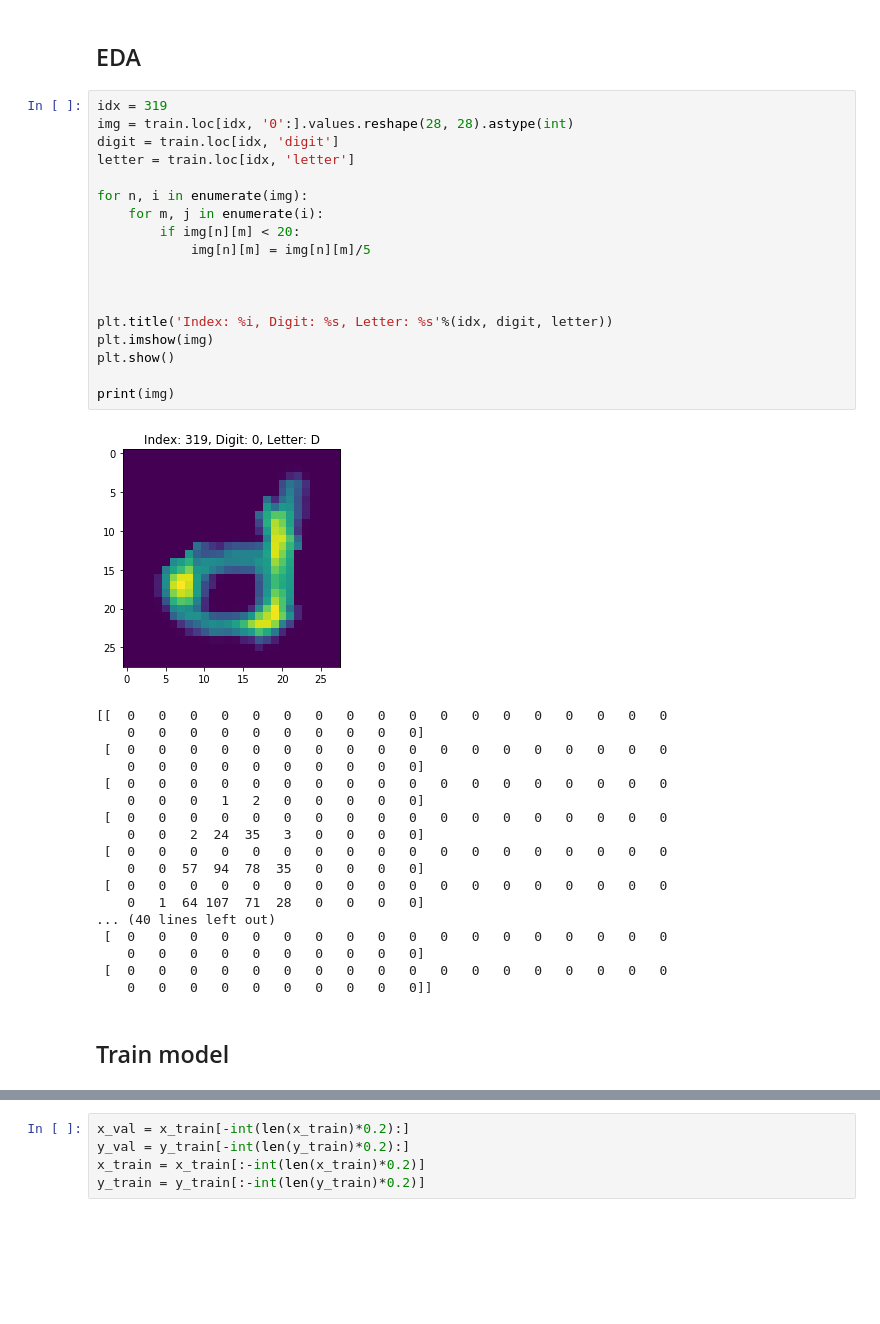
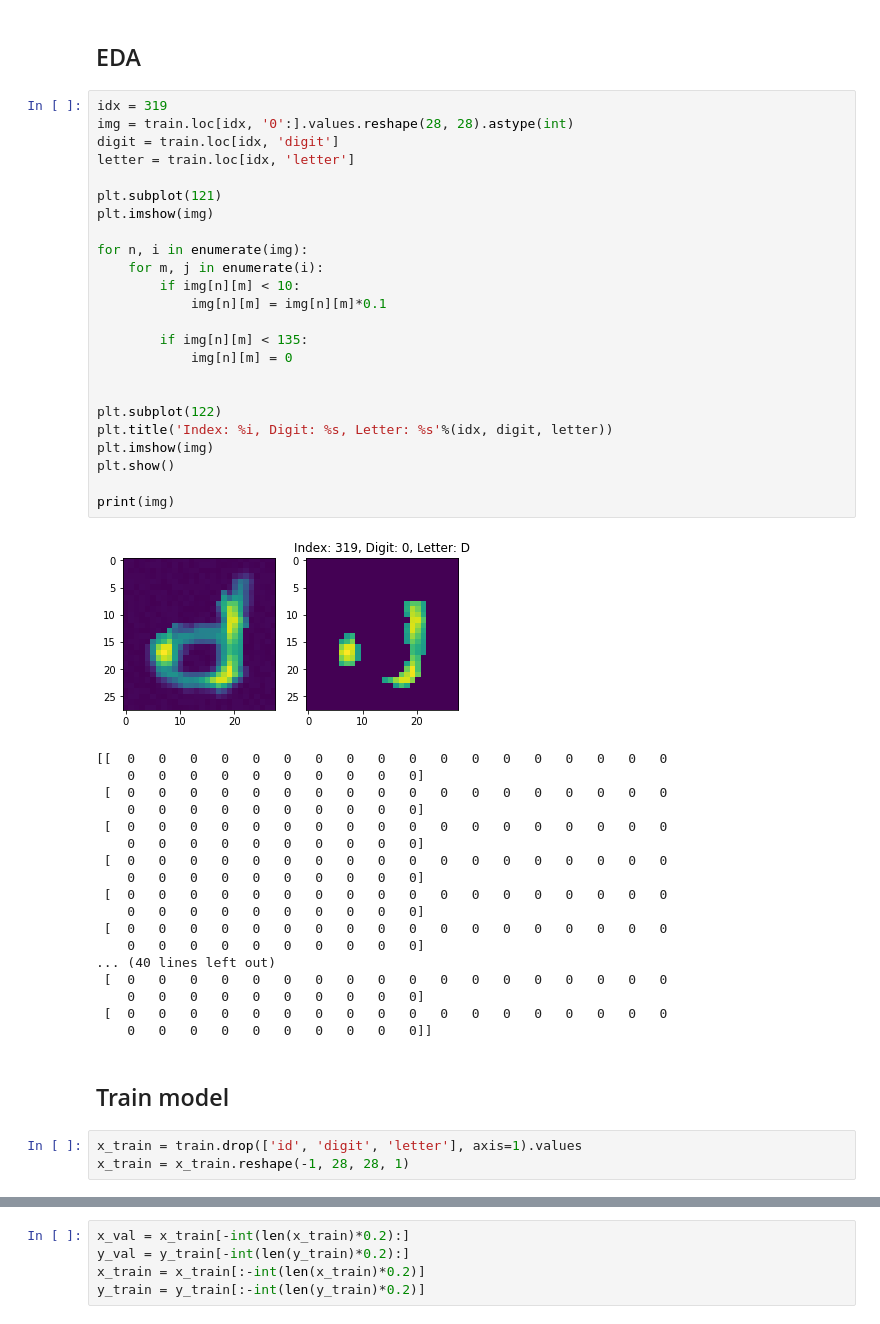
Before and after one commit to steinjun0/DACON_CV_StudyCompetition, a Jupyter notebook: MNIST_CNN(BaseLine+Regularization) .ipynb, the cells around one changed output, grey strips where cells are left out. Saved outputs shown, nothing was run; the diff lists cells and outputs as text; blank space fills up the shorter version.

```diff
--- a/MNIST_CNN(BaseLine+Regularization) .ipynb
+++ b/MNIST_CNN(BaseLine+Regularization) .ipynb
@@ -25,35 +25,41 @@ test = pd.read_csv('data/test.csv')
 # %%
 idx = 319
 img = train.loc[idx, '0':].values.reshape(28, 28).astype(int)
 digit = train.loc[idx, 'digit']
 letter = train.loc[idx, 'letter']
 
+plt.subplot(121)
+plt.imshow(img)
+
 for n, i in enumerate(img):
     for m, j in enumerate(i):
-        if img[n][m] < 20:
-            img[n][m] = img[n][m]/5
+        if img[n][m] < 10:
+            img[n][m] = img[n][m]*0.1
+
+        if img[n][m] < 135:
+            img[n][m] = 0
 
 
-
+plt.subplot(122)
 plt.title('Index: %i, Digit: %s, Letter: %s'%(idx, digit, letter))
 plt.imshow(img)
 plt.show()
 
 print(img)
 # %% [output]
-[figure, old version]
+[figure, new version]
 [[  0   0   0   0   0   0   0   0   0   0   0   0   0   0   0   0   0   0
     0   0   0   0   0   0   0   0   0   0]
  [  0   0   0   0   0   0   0   0   0   0   0   0   0   0   0   0   0   0
     0   0   0   0   0   0   0   0   0   0]
  [  0   0   0   0   0   0   0   0   0   0   0   0   0   0   0   0   0   0
-    0   0   0   1   2   0   0   0   0   0]
+    0   0   0   0   0   0   0   0   0   0]
  [  0   0   0   0   0   0   0   0   0   0   0   0   0   0   0   0   0   0
-    0   0   2  24  35   3   0   0   0   0]
+    0   0   0   0   0   0   0   0   0   0]
  [  0   0   0   0   0   0   0   0   0   0   0   0   0   0   0   0   0   0
-    0   0  57  94  78  35   0   0   0   0]
+    0   0   0   0   0   0   0   0   0   0]
  [  0   0   0   0   0   0   0   0   0   0   0   0   0   0   0   0   0   0
-    0   1  64 107  71  28   0   0   0   0]
+    0   0   0   0   0   0   0   0   0   0]
 ... (40 lines left out)
  [  0   0   0   0   0   0   0   0   0   0   0   0   0   0   0   0   0   0
     0   0   0   0   0   0   0   0   0   0]
@@ -61,3 +67,6 @@ print(img)
     0   0   0   0   0   0   0   0   0   0]]
 # %% [markdown]
 ## Train model
+# %%
+x_train = train.drop(['id', 'digit', 'letter'], axis=1).values
+x_train = x_train.reshape(-1, 28, 28, 1)
```
Also changed, not shown: parts of 8 cells of this notebook, 1 other file.
